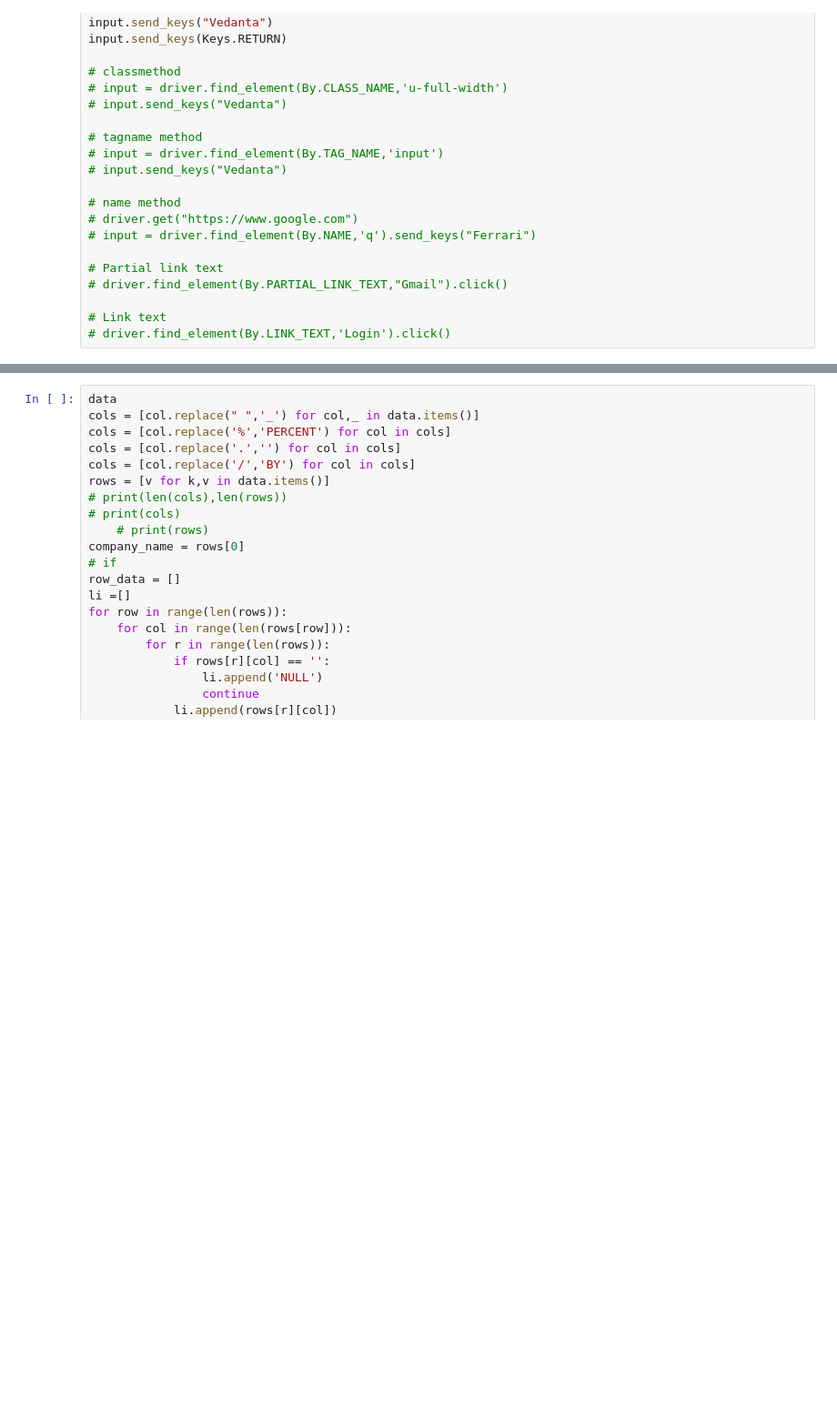
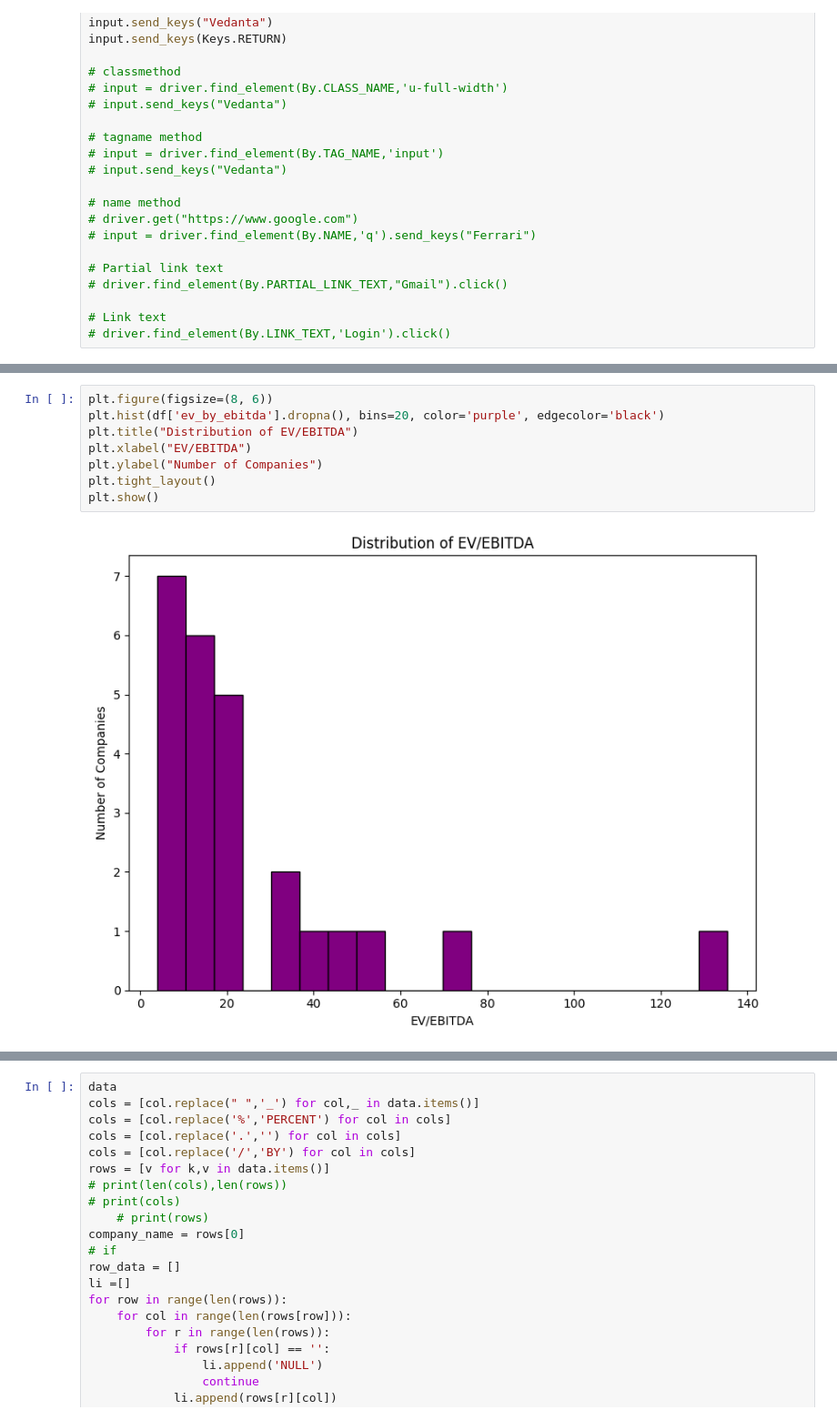
Before and after one commit to prashk027/Tasks, a Jupyter notebook: Tasks/PythonScript/task3/screener.ipynb, the cells around one changed output, grey strips where cells are left out. Shown: that part at 91% size. Cells and saved outputs as stored; diff of their text form; blank space fills up the shorter version.

```diff
--- a/Tasks/PythonScript/task3/screener.ipynb
+++ b/Tasks/PythonScript/task3/screener.ipynb
@@ -167,0 +483,10 @@ Inserted into stocks table.
+# %%
+plt.figure(figsize=(8, 6))
+plt.hist(df['ev_by_ebitda'].dropna(), bins=20, color='purple', edgecolor='black')
+plt.title("Distribution of EV/EBITDA")
+plt.xlabel("EV/EBITDA")
+plt.ylabel("Number of Companies")
+plt.tight_layout()
+plt.show()
+# %% [output]
+[figure, added]
```
Also changed, not shown: parts of 34 cells of this notebook, 2 other files.
